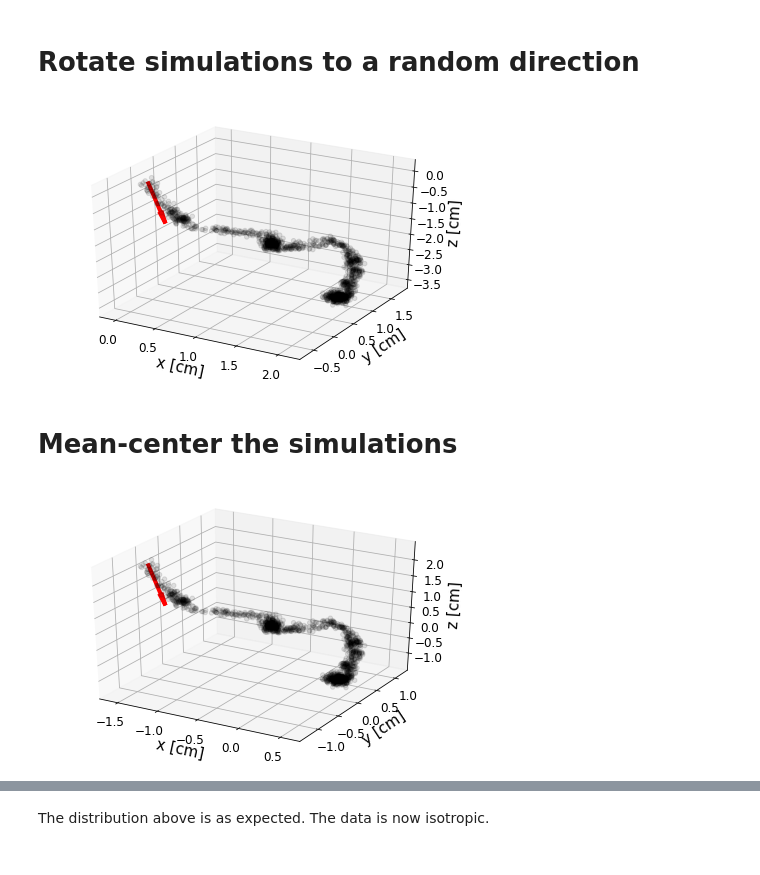
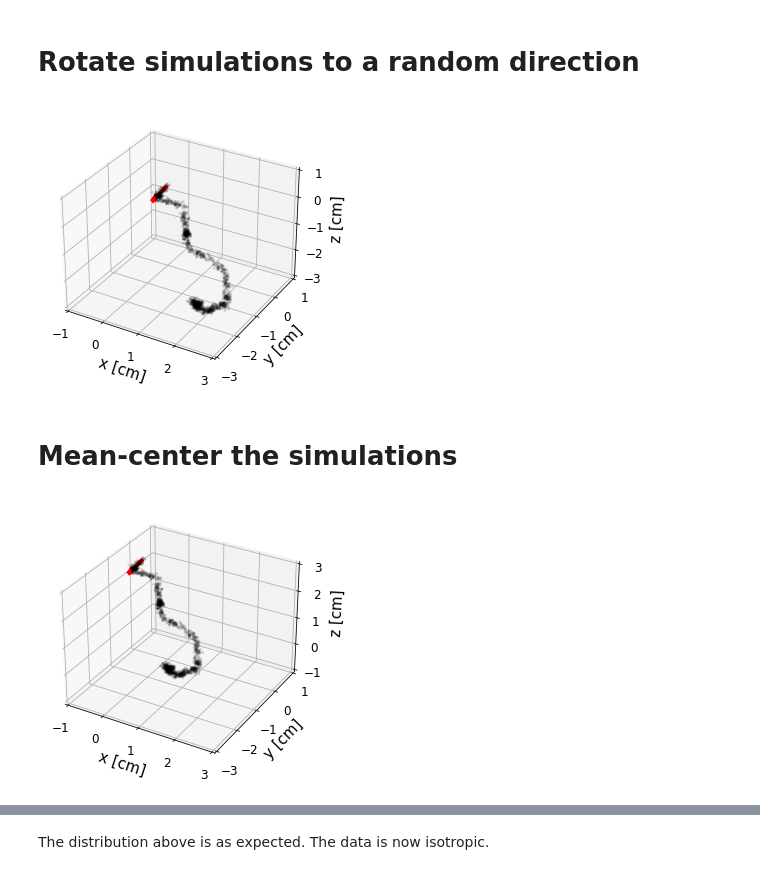
Before and after one commit to mghrear/3D_Heteroscedastic_Convnet, a Jupyter notebook: explore_data.ipynb, the cells around one changed output, grey strips where cells are left out. Cells and saved outputs as stored; diff of their text form; code cells hidden in the pictures.

Commit message:
updated recoil plots

```diff
--- a/explore_data.ipynb
+++ b/explore_data.ipynb
@@ -114,13 +114,13 @@ for index, row in df_diff.iterrows():
 # %%
 # Visualize a diffused and randomly rotated recoil simulation
 
 # Select recoil index
 i = 3
 
 # Raw simulations start in the origin and the initial direction is now provided in the dataframe
-mytools.plot_track_dir(x_points = df_rot.iloc[i]['x'], y_points = df_rot.iloc[i]['y'], z_points = df_rot.iloc[i]['z'], direction = df_rot.iloc[i]['dir'], start = np.array([0,0,0])  )
+mytools.plot_track_dir(x_points = df_rot.iloc[i]['x'], y_points = df_rot.iloc[i]['y'], z_points = df_rot.iloc[i]['z'], direction = df_rot.iloc[i]['dir'], start = np.array([0,0,0]), xlim = (-1,3), ylim = (-3,1), zlim = (-3,1)  )
 # %% [output]
-[figure, old version]
+[figure, new version]
 # %% [markdown]
 # Mean-center the simulations
 # %%
@@ -146,12 +146,12 @@ for index, row in df_rot.iterrows():
 i = 3
 
 # Raw simulations start in the origin and the initial direction is now provided in the dataframe
-mytools.plot_track_dir(x_points = df_processed.iloc[i]['x'], y_points = df_processed.iloc[i]['y'], z_points = df_processed.iloc[i]['z'], direction = df_processed.iloc[i]['dir'], start = df_processed.iloc[i]['offset']  )
+mytools.plot_track_dir(x_points = df_processed.iloc[i]['x'], y_points = df_processed.iloc[i]['y'], z_points = df_processed.iloc[i]['z'], direction = df_processed.iloc[i]['dir'], start = df_processed.iloc[i]['offset'], xlim = (-1,3), ylim = (-3,1), zlim = (-1,3)  )
 
 plt.tight_layout()
 plt.savefig("processed_sim.pdf")
 # %% [output]
-[figure, old version]
+[figure, new version]
 # %%
 # Extract and combine all spacial info
 all_x = np.concatenate(df_processed.x)
```
Also changed, not shown: parts of 4 cells of this notebook, 7 other files.
